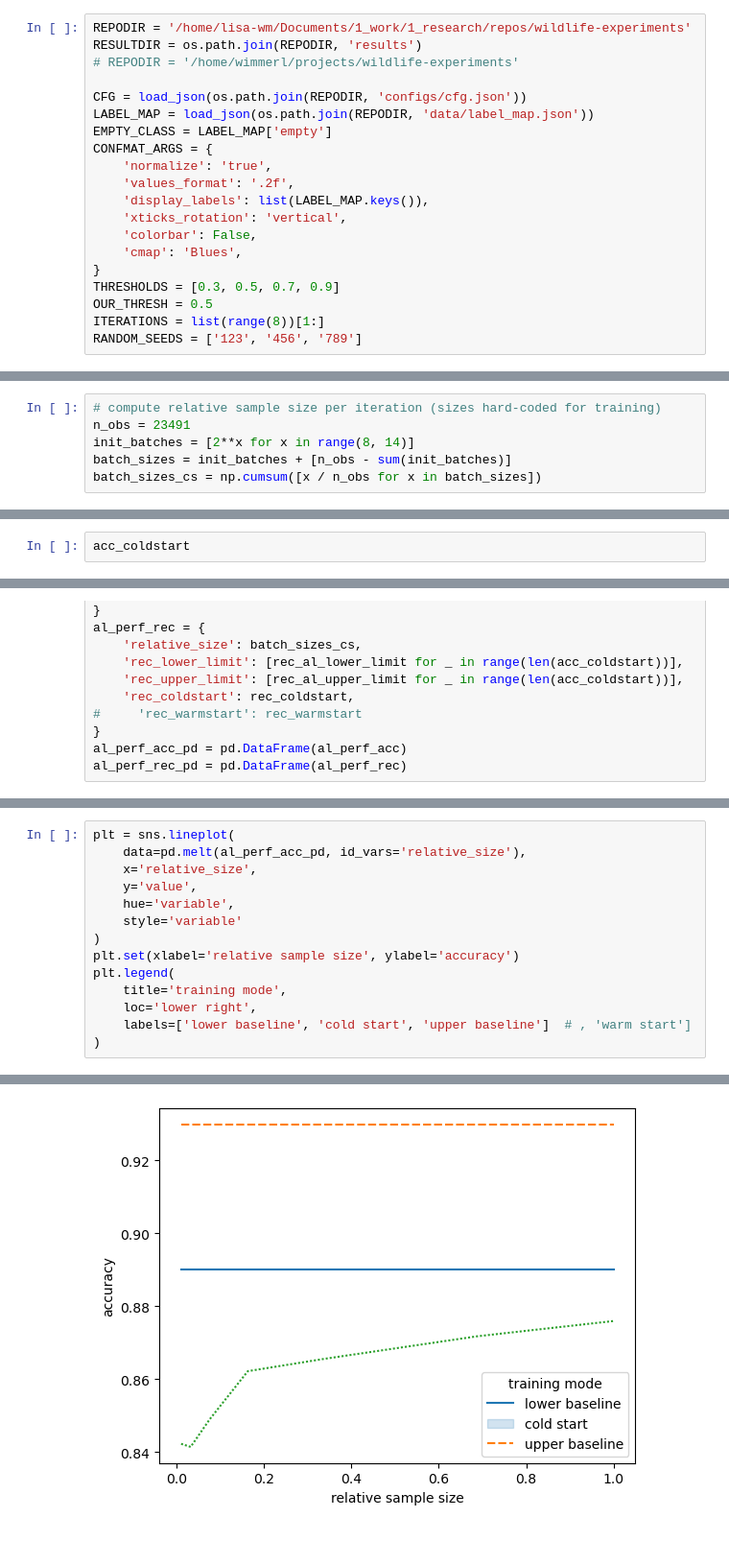
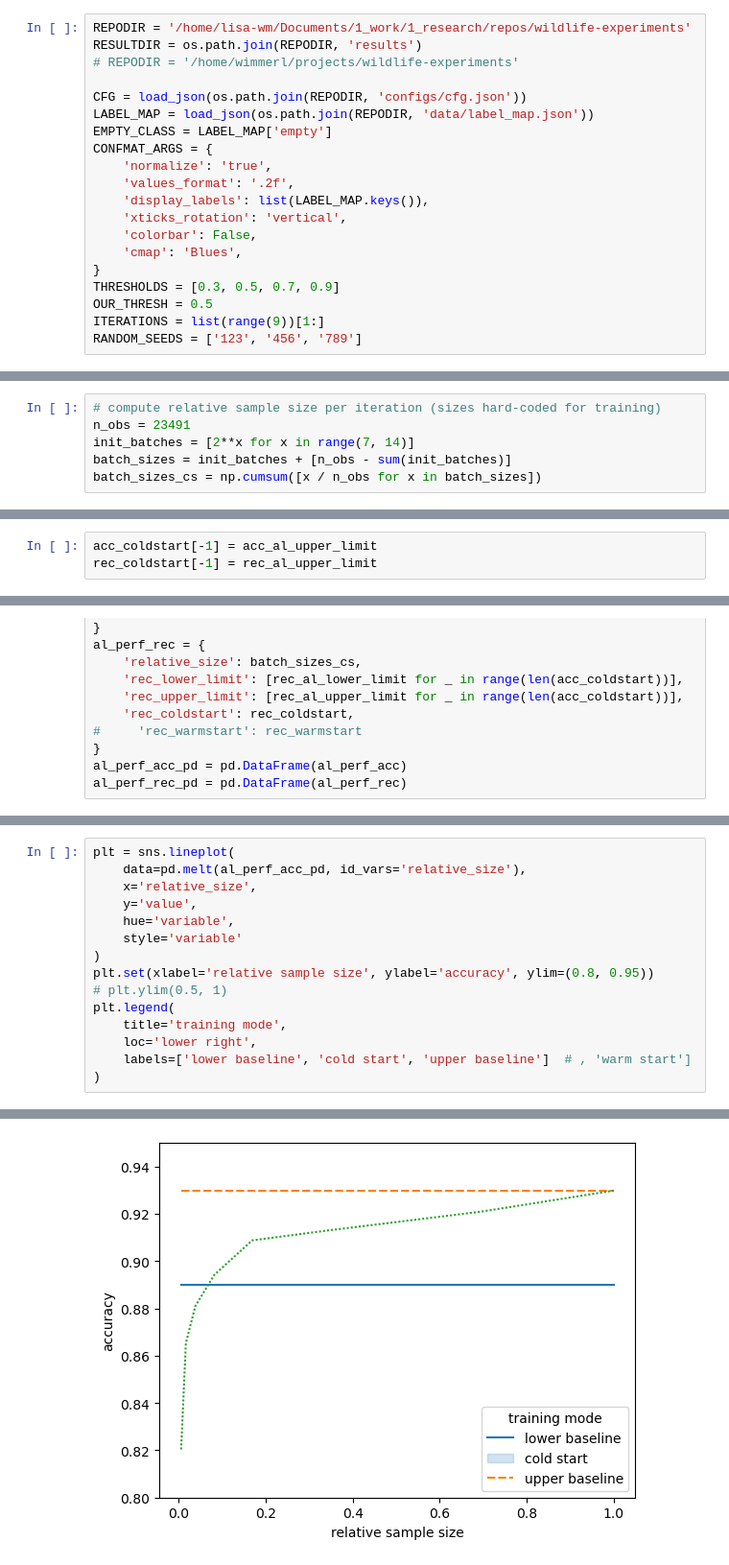
Before and after one commit to slds-lmu/wildlife-experiments, a Jupyter notebook: results_light.ipynb, the cells around one changed output, grey strips where cells are left out. Shown at 96% size. Saved outputs shown, nothing was run; the diff lists cells and outputs as text.

```diff
--- a/results_light.ipynb
+++ b/results_light.ipynb
@@ -42,7 +48,7 @@ CONFMAT_ARGS = {
 }
 THRESHOLDS = [0.3, 0.5, 0.7, 0.9]
 OUR_THRESH = 0.5
-ITERATIONS = list(range(8))[1:]
+ITERATIONS = list(range(9))[1:]
 RANDOM_SEEDS = ['123', '456', '789']
 # %%
 # FILES_INSAMPLE = [
@@ -377,7 +379,7 @@ batch_sizes
 # %%
 # compute relative sample size per iteration (sizes hard-coded for training)
 n_obs = 23491
-init_batches = [2**x for x in range(8, 14)]
+init_batches = [2**x for x in range(7, 14)]
 batch_sizes = init_batches + [n_obs - sum(init_batches)]
 batch_sizes_cs = np.cumsum([x / n_obs for x in batch_sizes])
 # %%
@@ -420,2 +423,3 @@ for i in ITERATIONS:
 # %%
-acc_coldstart
+acc_coldstart[-1] = acc_al_upper_limit
+rec_coldstart[-1] = rec_al_upper_limit
@@ -459,17 +456,18 @@ al_perf_acc_pd
 # %%
 plt = sns.lineplot(
     data=pd.melt(al_perf_acc_pd, id_vars='relative_size'),
     x='relative_size',
     y='value',
     hue='variable',
     style='variable'
 )
-plt.set(xlabel='relative sample size', ylabel='accuracy')
+plt.set(xlabel='relative sample size', ylabel='accuracy', ylim=(0.8, 0.95))
+# plt.ylim(0.5, 1)
 plt.legend(
     title='training mode',
     loc='lower right',
     labels=['lower baseline', 'cold start', 'upper baseline']  # , 'warm start']
 )
 # %% [output]
 <matplotlib.legend.Legend at 0x...>
-[figure, old version]
+[figure, new version]
```
Also changed, not shown: parts of 7 cells of this notebook, 7 other files.
